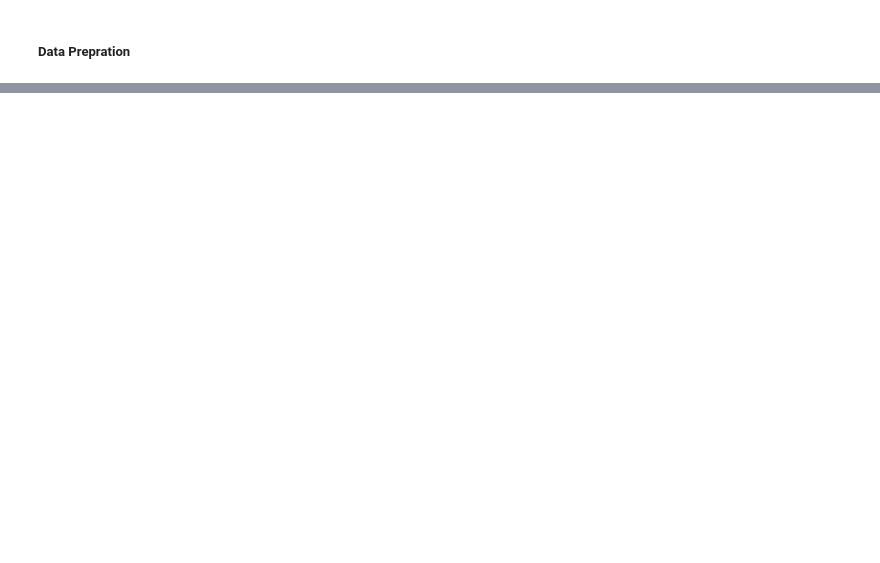
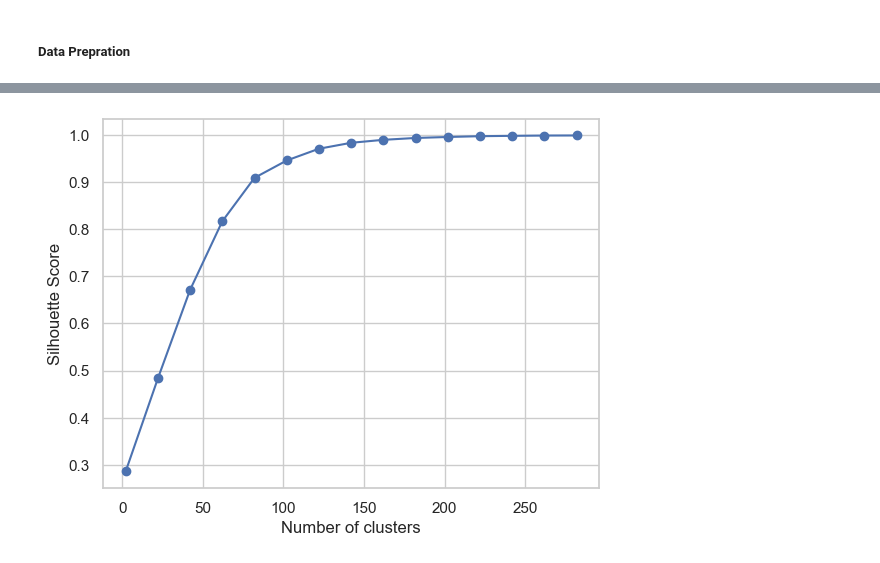
Before and after one commit to dilaramustecep/Automotive-E-commerce-Analytics-Case-Study, a Jupyter notebook: ecommerce_data_analysis.ipynb, the cells around one changed output, grey strips where cells are left out. Saved outputs shown, nothing was run; the diff lists cells and outputs as text; code cells hidden in the pictures; blank space fills up the shorter version.

```diff
--- a/ecommerce_data_analysis.ipynb
+++ b/ecommerce_data_analysis.ipynb
@@ -2063,0 +2096,17 @@ analysis_df["agglomerative_cluster"] = best_agglomerative.labels_
+# %%
+# Optimizing respect to Silhouette Score
+silhouette_scores = []
+range_ = range(2, 302, 20)
+
+for k in range_:
+    kmeans = KMeans(n_clusters=k)
+    kmeans.fit(df)
+    score = silhouette_score(df, kmeans.labels_)
+    silhouette_scores.append(score)
+
+plt.plot(range_, silhouette_scores, marker='o')
+plt.xlabel('Number of clusters')
+plt.ylabel('Silhouette Score')
+plt.show()
+# %% [output]
+[figure, added]
```
Also changed, not shown: parts of 52 cells of this notebook.
